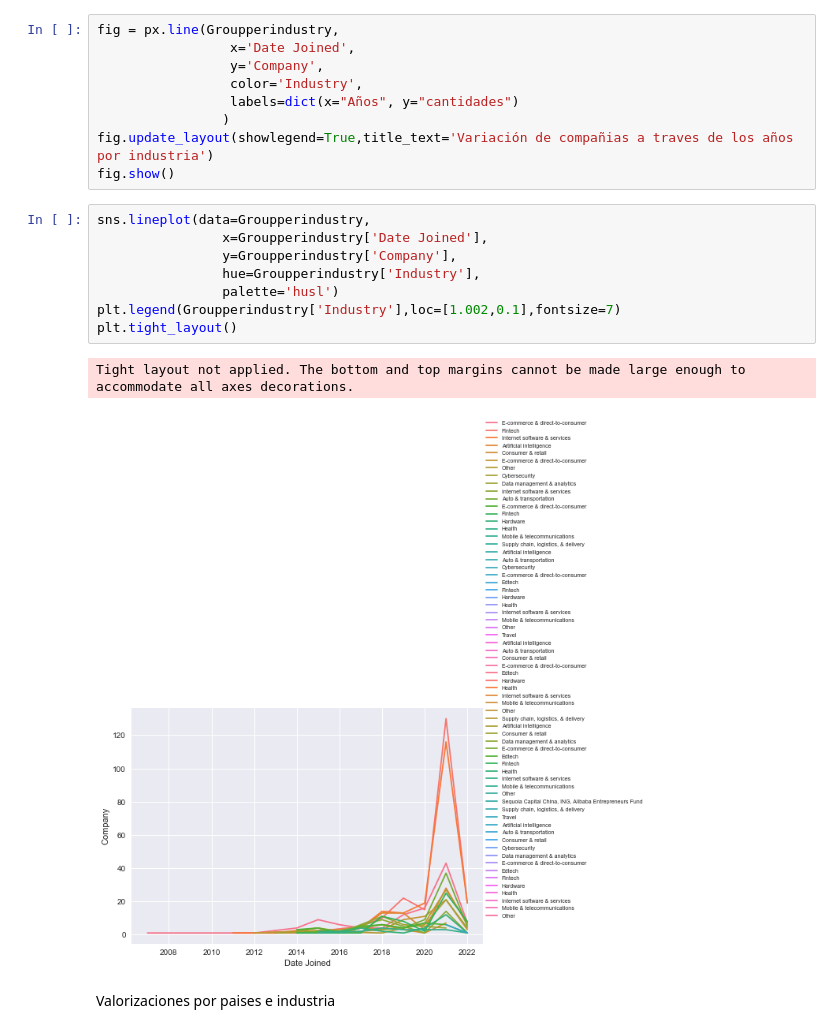
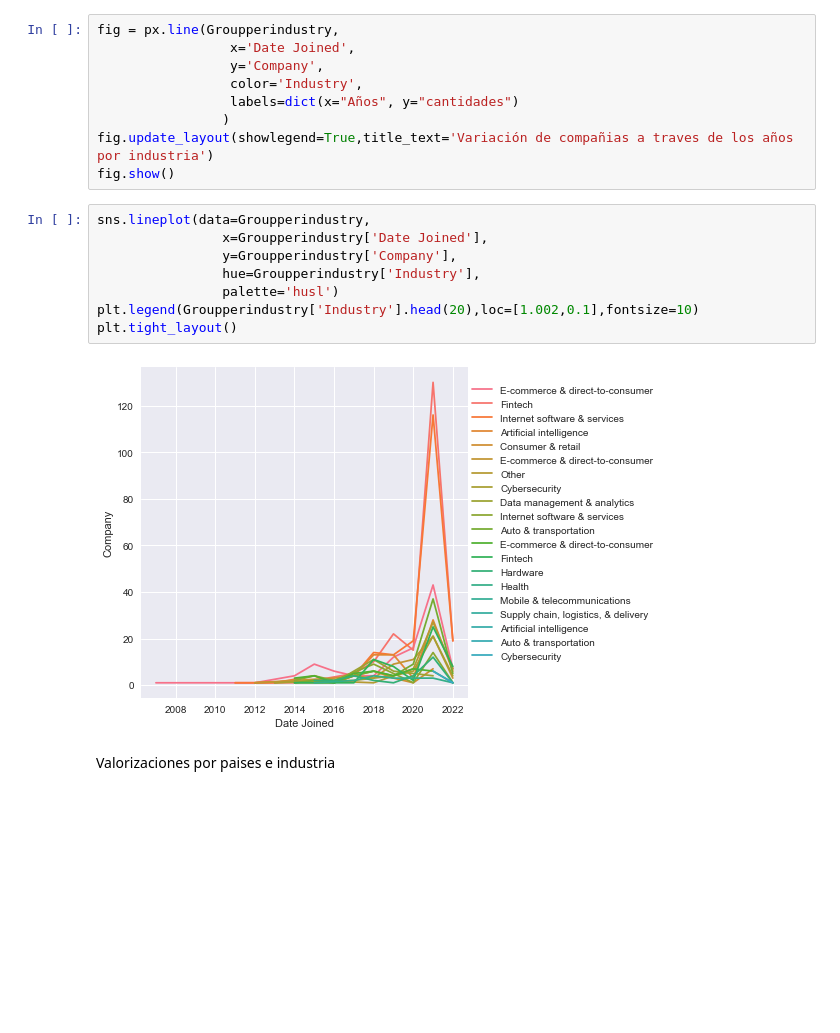
Before and after one commit to Elmatinho/DataScience_Unilever, a Jupyter notebook: Semana_4/Clases/Decimooctava_clase_20_04_22.ipynb, the cells around one changed output. Cells and saved outputs as stored; diff of their text form; blank space fills up the shorter version.

```diff
--- a/Semana_4/Clases/Decimooctava_clase_20_04_22.ipynb
+++ b/Semana_4/Clases/Decimooctava_clase_20_04_22.ipynb
@@ -422,14 +419,13 @@ fig.show()
 # %%
 sns.lineplot(data=Groupperindustry,
                 x=Groupperindustry['Date Joined'],
                 y=Groupperindustry['Company'],
                 hue=Groupperindustry['Industry'],
                 palette='husl')
-plt.legend(Groupperindustry['Industry'],loc=[1.002,0.1],fontsize=7)
+plt.legend(Groupperindustry['Industry'].head(20),loc=[1.002,0.1],fontsize=10)
 plt.tight_layout()
 # %% [output]
-Tight layout not applied. The bottom and top margins cannot be made large enough to accommodate all axes decorations.
-[figure, old version]
+[figure, new version]
 # %% [markdown]
 Valorizaciones por paises e industria
 # %%
```
Also changed, not shown: parts of 8 cells of this notebook.
